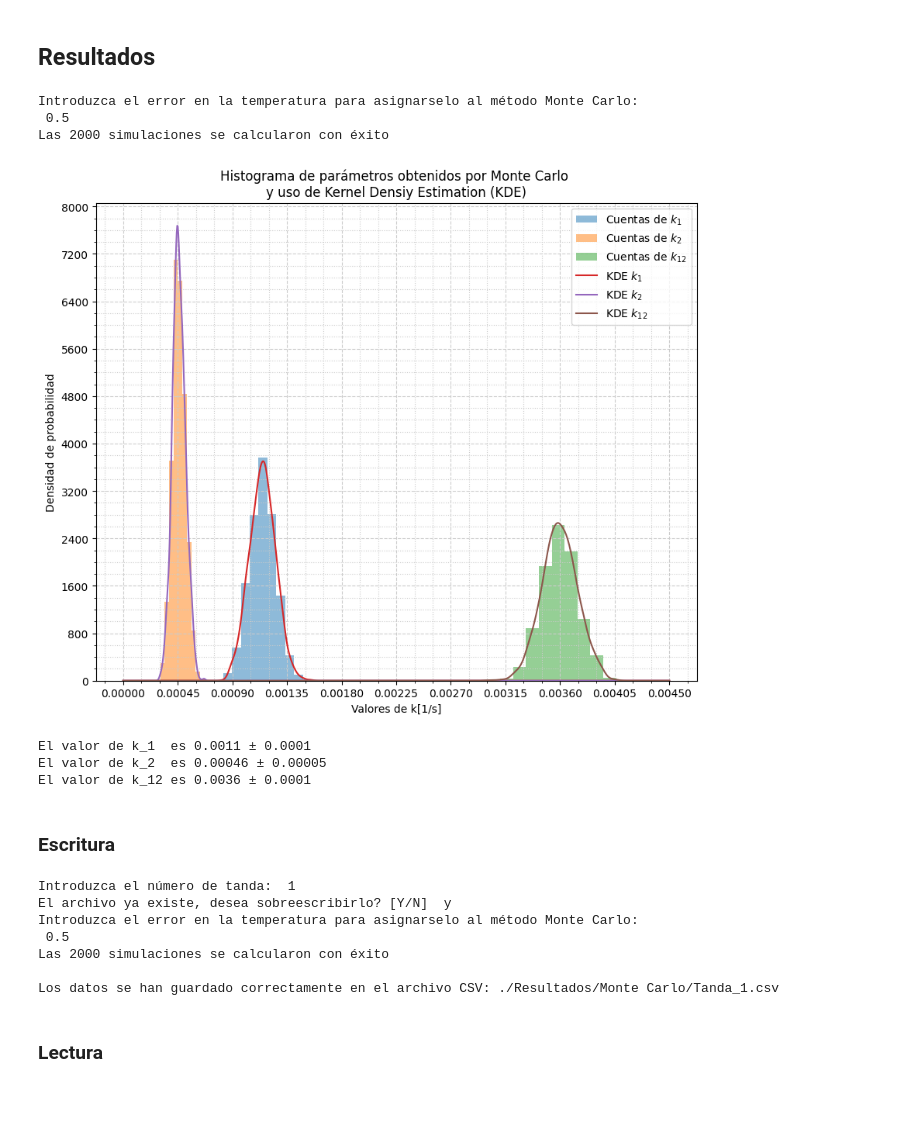
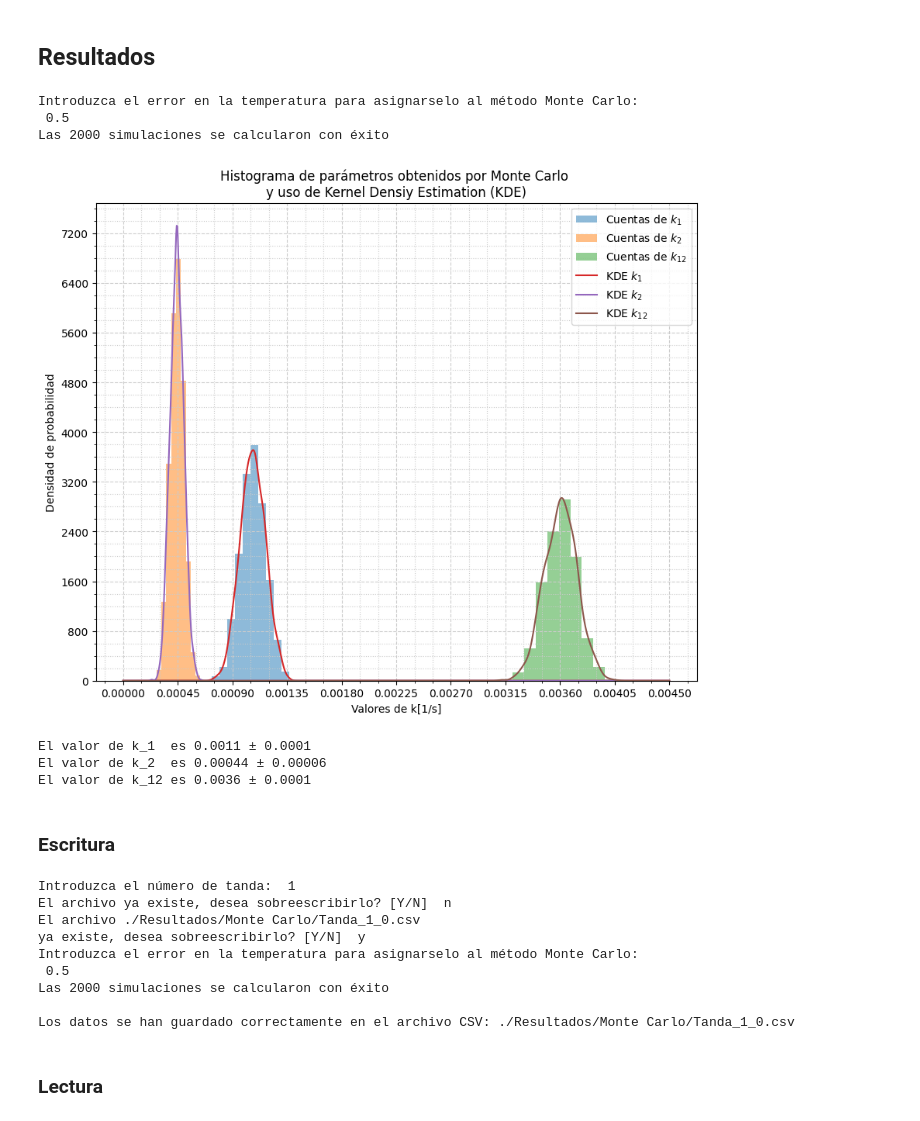
Before and after one commit to FabriTape/Laboratorio_3_Experimental, a Jupyter notebook: Laboratorio 3.ipynb, the cells around one changed output. Cells and saved outputs as stored; diff of their text form; code cells hidden in the pictures.

```diff
--- a/Laboratorio 3.ipynb
+++ b/Laboratorio 3.ipynb
@@ -264,7 +260,7 @@ def generadorMonteCarlo(Tanda , Repet , Semillas , k):
     N = len(Tanda)
 
     Resultados = []
-    if Semillas is int:
+    if isinstance(Semillas,int) :
         Semillas = np.random.randint(0 , 1e6 , size = Repet) # Generador aleatorio de semillas en caso de no ingresar ninguna
     for i in range(0,Repet):
         np.random.seed(Semillas[i])
@@ -322,7 +318,7 @@ def escritorTandaMC(Tanda , Repet , Semillas , k):
 ## Esta sección está para aplicar el método Monte Carlo a los datos de la Tanda_1, ajustar los parámetros y con los datos obtenidos
 ## graficar sus histogramas, calcular sus promedios y respectivos errores
 
-Resultados , semillas , N , ErrT = generadorMonteCarlo(Tanda_1,2000,0,1) #Método Monte Carlo
+Resultados , semillas , N , ErrT = generadorMonteCarlo(Tanda_1,2000,1,1) #Método Monte Carlo
 
 fig, ax = plt.subplots(figsize=(10, 8))
 # HISTOGRAMAS ############################################################
@@ -344,50 +340,52 @@ ax.xaxis.set_major_locator(MultipleLocator(0.00045)) # Distancia entre marcas ve
 ax.yaxis.set_major_locator(MultipleLocator(800))
 ax.xaxis.set_minor_locator(AutoMinorLocator(3)) # Cantidad de marcas verticales menores entre las mayores, sin valor en eje X
 ax.yaxis.set_minor_locator(AutoMinorLocator(4))
 
 ax.grid(which='major', color='#CCCCCC', linestyle='--')
 ax.grid(which='minor', color='#CCCCCC', linestyle=':')
 
 plt.legend()
 plt.title('Histograma de parámetros obtenidos por Monte Carlo \ny uso de Kernel Densiy Estimation (KDE)')
 plt.xlabel('Valores de k[1/s]')
 plt.ylabel('Densidad de probabilidad')
 plt.show()
-fig.savefig('HistogramaTanda1_2.jpg',dpi=90)
+fig.savefig('HistogramaTanda1.jpg',dpi=90)
 # PROMEDIO Y DESVIACIÓN ESTANDAR #########################################
 gamma = 0.01
 t_n  = tStudent.ppf(1-gamma/2, N-1)
 
 MediaK1  = np.mean(Resultados[:,0])
 MediaK2  = np.mean(Resultados[:,1])
 MediaK12 = np.mean(Resultados[:,2])
 DesvK1  = np.std(Resultados[:,0])
 DesvK2  = np.std(Resultados[:,1])
 DesvK12 = np.std(Resultados[:,2])
 print(f'''
 El valor de k_1  es {round(MediaK1,DesvK1)}
 El valor de k_2  es {round(MediaK2,DesvK2)}
 El valor de k_12 es {round(MediaK12,DesvK12)}''')
 # %% [output]
 Introduzca el error en la temperatura para asignarselo al método Monte Carlo:
  0.5
 Las 2000 simulaciones se calcularon con éxito
-[figure, old version]
+[figure, new version]
 El valor de k_1  es 0.0011 ± 0.0001
-El valor de k_2  es 0.00046 ± 0.00005
+El valor de k_2  es 0.00044 ± 0.00006
 El valor de k_12 es 0.0036 ± 0.0001
 # %% [markdown]
 ### Escritura
 # %%
-escritorTandaMC(Tanda_1 , 2000 , 0 , 1)
+escritorTandaMC(Tanda_1 , 2000 , semillas , 1)
 # %% [output]
 Introduzca el número de tanda:  1
-El archivo ya existe, desea sobreescribirlo? [Y/N]  y
+El archivo ya existe, desea sobreescribirlo? [Y/N]  n
+El archivo ./Resultados/Monte Carlo/Tanda_1_0.csv
+ya existe, desea sobreescribirlo? [Y/N]  y
 Introduzca el error en la temperatura para asignarselo al método Monte Carlo:
  0.5
 Las 2000 simulaciones se calcularon con éxito
 
-Los datos se han guardado correctamente en el archivo CSV: ./Resultados/Monte Carlo/Tanda_1.csv
+Los datos se han guardado correctamente en el archivo CSV: ./Resultados/Monte Carlo/Tanda_1_0.csv
 # %% [markdown]
 ### Lectura
 # %%
```
Also changed, not shown: parts of 5 cells of this notebook, 8 other files.
